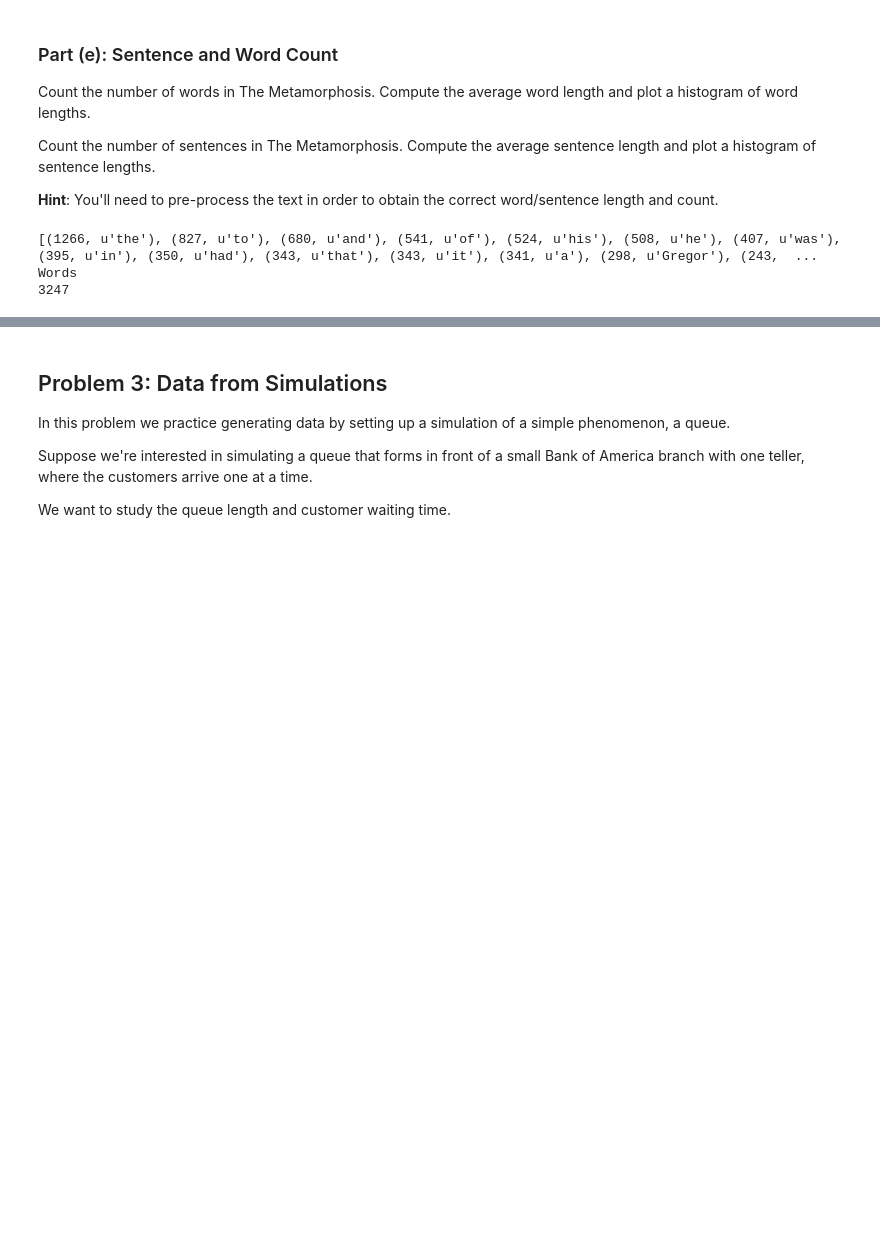
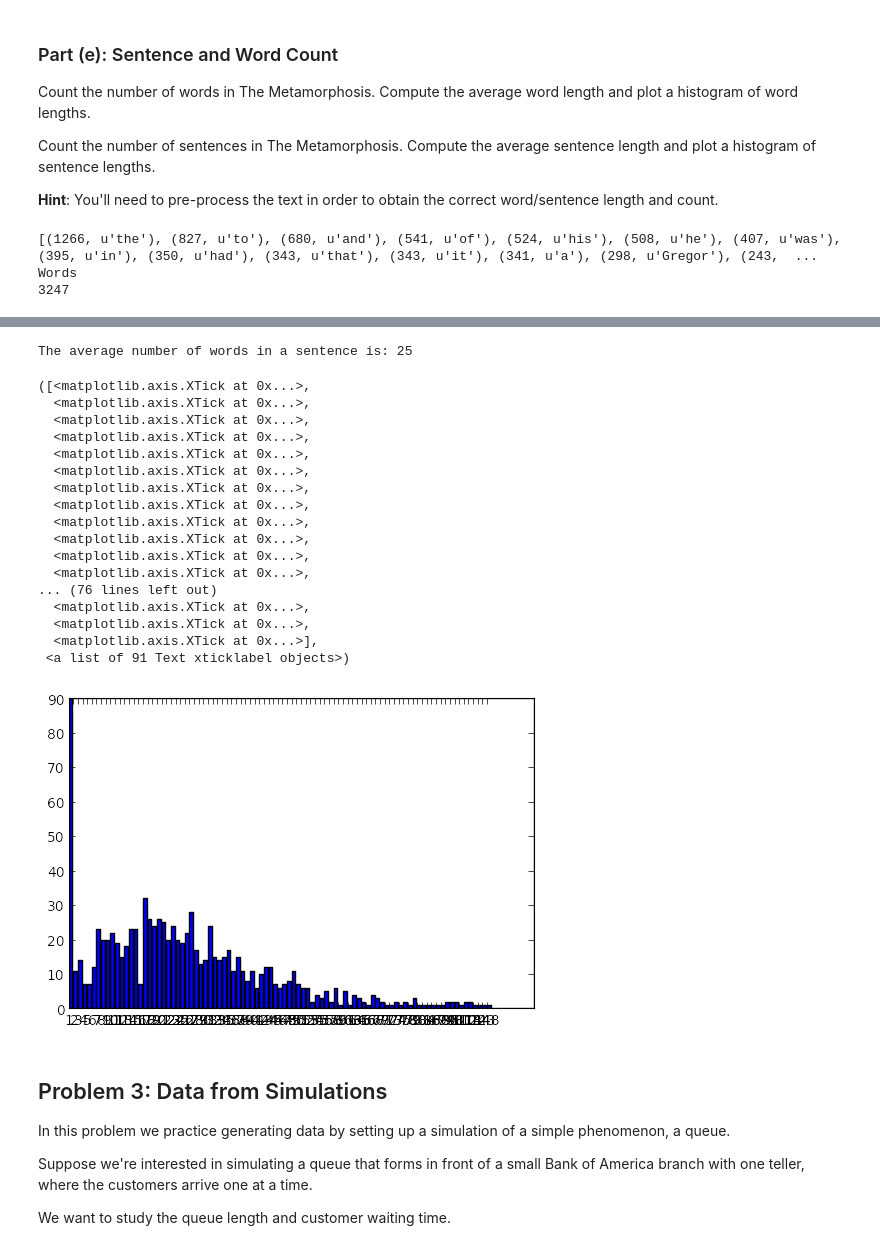
Before and after one commit to hecerinc/cs109a, a Jupyter notebook: Datascience_HW0.ipynb, the cells around one changed output, grey strips where cells are left out. Cells and saved outputs as stored; diff of their text form; code cells hidden in the pictures; blank space fills up the shorter version.

```diff
--- a/Datascience_HW0.ipynb
+++ b/Datascience_HW0.ipynb
@@ -335,3 +336,41 @@ plt.xticks(range(len(wordLengths)), wordLengths.keys(), rotation=25)
+# %%
+#Compute the average sentence length and plot a histogram of sentence lengths.
+wordcounts = []
+sentences = mmText.split('.')
+#print len(sentences)
+for sentence in sentences:
+  words = sentence.split(' ')
+  wordcounts.append(len(words))
+#print wordcounts[0:10]
+def sentencesToLenDict(wordlist):
+    wordfreq = [wordlist.count(p) for p in wordlist]
+    return dict(zip(wordlist,wordfreq))
+sentenceLengths=sentencesToLenDict(wordcounts)
+average_wordcount = sum(wordcounts)/len(wordcounts)
+print ("The average number of words in a sentence is: " + str(average_wordcount))
+#print sentenceLengths
+plt.bar(range(len(sentenceLengths)), sentenceLengths.values())
+plt.xticks(range(len(sentenceLengths)), sentenceLengths.keys())
+# %% [output]
+The average number of words in a sentence is: 25
+([<matplotlib.axis.XTick at 0x...>,
+  <matplotlib.axis.XTick at 0x...>,
+  <matplotlib.axis.XTick at 0x...>,
+  <matplotlib.axis.XTick at 0x...>,
+  <matplotlib.axis.XTick at 0x...>,
+  <matplotlib.axis.XTick at 0x...>,
+  <matplotlib.axis.XTick at 0x...>,
+  <matplotlib.axis.XTick at 0x...>,
+  <matplotlib.axis.XTick at 0x...>,
+  <matplotlib.axis.XTick at 0x...>,
+  <matplotlib.axis.XTick at 0x...>,
+  <matplotlib.axis.XTick at 0x...>,
+... (76 lines left out)
+  <matplotlib.axis.XTick at 0x...>,
+  <matplotlib.axis.XTick at 0x...>,
+  <matplotlib.axis.XTick at 0x...>],
+ <a list of 91 Text xticklabel objects>)
+[figure, added]
 # %% [markdown]
 ## Problem 3: Data from Simulations
 
```
Also changed, not shown: parts of 1 cell of this notebook.
